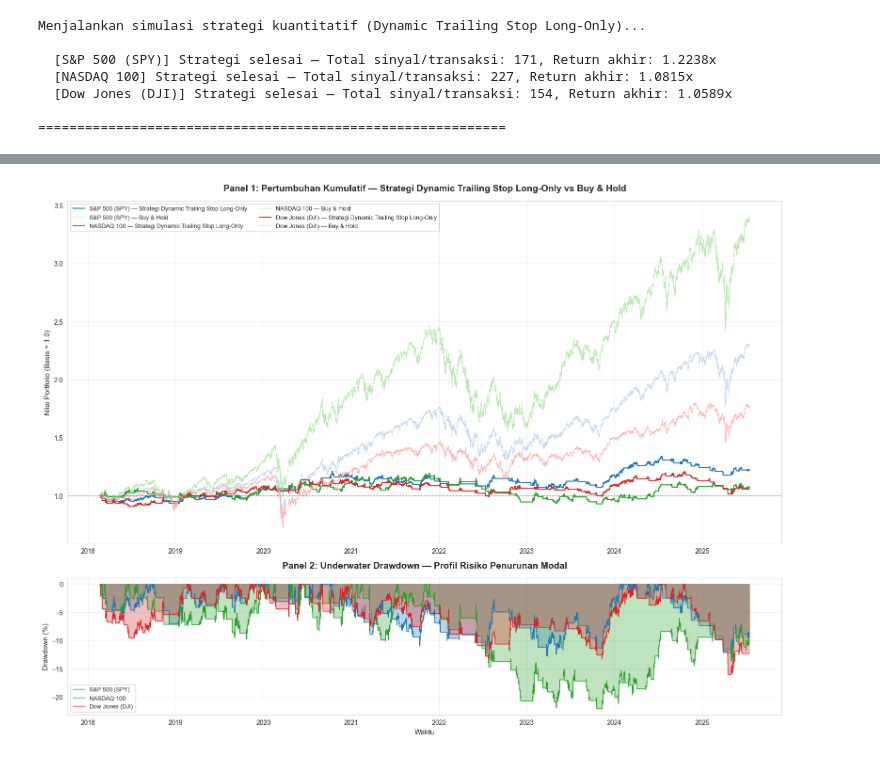
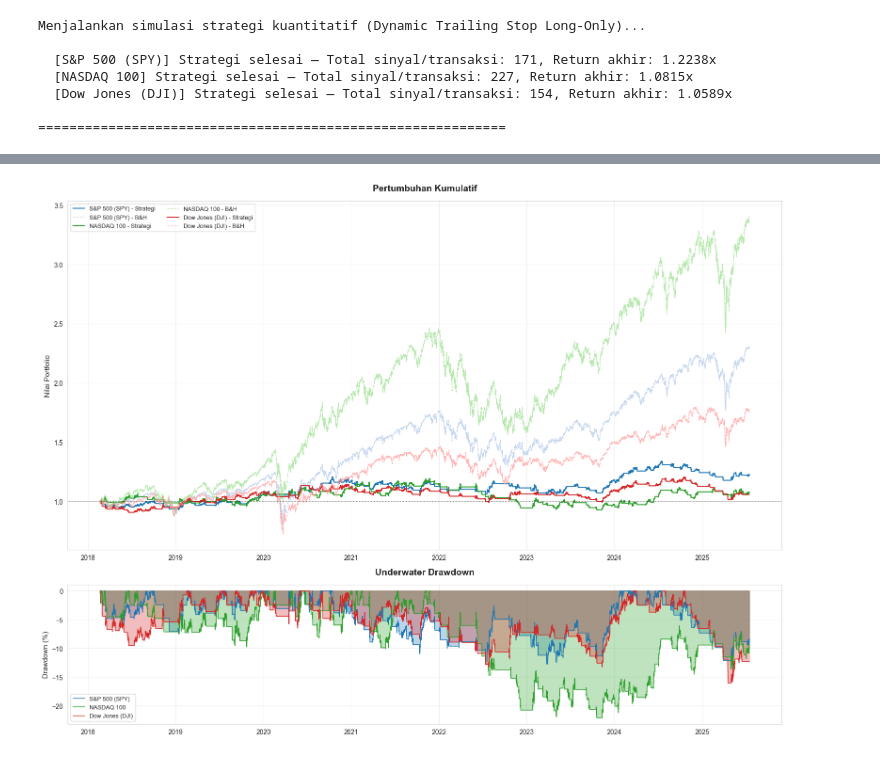
Before and after one commit to kenziecarlen13/ta, a Jupyter notebook: ta_single.ipynb, the cells around one changed output, grey strips where cells are left out. Drawn from its saved outputs; the diff is of its cells as text; code cells hidden in the pictures.

```diff
--- a/ta_single.ipynb
+++ b/ta_single.ipynb
@@ -282,6 +282,18 @@ def simulasi_strategi(df, nama_instrumen, biaya=0.0002):
     Menjalankan simulasi strategi trading Dynamic Trailing Stop Long-Only.
     """
     data = df.copy()
+
+    if isinstance(data.index, pd.DatetimeIndex):
+        start_date = data.index[0].strftime('%Y-%m-%d %H:%M')
+        end_date = data.index[-1].strftime('%Y-%m-%d %H:%M')
+    elif 'datetime' in data.columns:
+        start_date = pd.to_datetime(data['datetime'].iloc[0]).strftime('%Y-%m-%d %H:%M')
+        end_date = pd.to_datetime(data['datetime'].iloc[-1]).strftime('%Y-%m-%d %H:%M')
+    else:
+        start_date = str(data.index[0])
+        end_date = str(data.index[-1])
+    jumlah_bar_setelah_dropna = len(data)
+    bh_return_direct = (data['close'].iloc[-1] / data['close'].iloc[0]) - 1
 
     # === KOMPONEN SINYAL ENTRY ===
     # --- Filter Tren Utama ---
@@ -410,7 +422,7 @@ def simulasi_strategi(df, nama_instrumen, biaya=0.0002):
         'return_bnh': return_bnh,
         'drawdown': drawdown,
         'log_transaksi': log,
-        'posisi': data['posisi']
+        'posisi': data['posisi'], 'start_date': start_date, 'end_date': end_date, 'total_bars': jumlah_bar_setelah_dropna, 'bh_return_direct': bh_return_direct
     }
 
 # --- Eksekusi Strategi ---
@@ -575,89 +612,51 @@ Dow Jones (DJI) (B&H)             75.8052    8.5397             19.9679        0
 # =============================================================================
 # SEL 7: VISUALISASI AKADEMIK & LOG AUDIT
 # =============================================================================
-# Panel 1: Grafik Pertumbuhan Kumulatif (Equity Curve) ketiga instrumen.
-# Panel 2: Underwater Drawdown Chart (profil risiko penurunan modal).
-# Sampel Log Transaksi: 10 transaksi terakhir per instrumen.
+import matplotlib.pyplot as plt
 
-# --- Konfigurasi Warna Konsisten ---
 WARNA = {
-    'S&P 500 (SPY)': '#1f77b4',     # Biru
-    'NASDAQ 100': '#2ca02c',         # Hijau
-    'Dow Jones (DJI)': '#d62728'     # Merah
+    'S&P 500 (SPY)': '#1f77b4',
+    'NASDAQ 100': '#2ca02c',
+    'Dow Jones (DJI)': '#d62728'
 }
 WARNA_BNH = {
-    'S&P 500 (SPY)': '#aec7e8',     # Biru muda
-    'NASDAQ 100': '#98df8a',         # Hijau muda
-    'Dow Jones (DJI)': '#ff9896'     # Merah muda
+    'S&P 500 (SPY)': '#aec7e8',
+    'NASDAQ 100': '#98df8a',
+    'Dow Jones (DJI)': '#ff9896'
 }
 
-# =====================================================================
-# PANEL 1 & 2: EQUITY CURVE + DRAWDOWN (Height Ratio 2.5 : 1)
-# =====================================================================
-fig, axes = plt.subplots(2, 1, figsize=(16, 12),
-                         gridspec_kw={'height_ratios': [2.5, 1]})
+fig, axes = plt.subplots(2, 1, figsize=(16, 12), gridspec_kw={'height_ratios': [2.5, 1]})
 
-# --- Panel 1: Pertumbuhan Ekuitas Kumulatif ---
 ax1 = axes[0]
 for h in daftar_hasil:
     nama = h['nama']
-    # Garis strategi (tebal, solid)
     ax1.plot(h['return_kumulatif'].index, h['return_kumulatif'].values,
-             label=f"{nama} — Strategi Dynamic Trailing Stop Long-Only",
-             color=WARNA[nama], linewidth=1.5)
-    # Garis buy-and-hold (tipis, dashed)
+             label=f"{nama} - Strategi", color=WARNA[nama], linewidth=1.5)
     ax1.plot(h['return_bnh'].index, h['return_bnh'].values,
-             label=f"{nama} — Buy & Hold",
-             color=WARNA_BNH[nama], linewidth=1.0, linestyle='--', alpha=0.7)
+             label=f"{nama} - B&H", color=WARNA_BNH[nama], linewidth=1.0, linestyle='--', alpha=0.7)
 
 ax1.axhline(y=1, color='black', linestyle=':', linewidth=0.8, alpha=0.5)
-ax1.set_title('Panel 1: Pertumbuhan Kumulatif — Strategi Dynamic Trailing Stop Long-Only vs Buy & Hold',
-              fontsize=14, fontweight='bold', pad=15)
-ax1.set_ylabel('Nilai Portfolio (Basis = 1.0)', fontsize=11)
-ax1.legend(loc='upper left', fontsize=9, ncol=2, framealpha=0.9)
+ax1.set_title('Pertumbuhan Kumulatif', fontsize=14, fontweight='bold', pad=15)
+ax1.set_ylabel('Nilai Portfolio', fontsize=11)
+ax1.legend(loc='upper left', fontsize=9, ncol=2)
 ax1.grid(True, alpha=0.3)
 
-# --- Panel 2: Underwater Drawdown ---
 ax2 = axes[1]
 for h in daftar_hasil:
     nama = h['nama']
-    ax2.fill_between(h['drawdown'].index, h['drawdown'].values * 100, 0,
-                     alpha=0.3, color=WARNA[nama])
-    ax2.plot(h['drawdown'].index, h['drawdown'].values * 100,
-             label=nama, color=WARNA[nama], linewidth=1.0)
+    ax2.fill_between(h['drawdown'].index, h['drawdown'].values * 100, 0, alpha=0.3, color=WARNA[nama])
+    ax2.plot(h['drawdown'].index, h['drawdown'].values * 100, label=nama, color=WARNA[nama], linewidth=1.0)
 
-ax2.set_title('Panel 2: Underwater Drawdown — Profil Risiko Penurunan Modal',
-              fontsize=14, fontweight='bold', pad=15)
+ax2.set_title('Underwater Drawdown', fontsize=14, fontweight='bold', pad=15)
 ax2.set_ylabel('Drawdown (%)', fontsize=11)
-ax2.set_xlabel('Waktu', fontsize=11)
-ax2.legend(loc='lower left', fontsize=9, framealpha=0.9)
+ax2.legend(loc='lower left', fontsize=9)
 ax2.grid(True, alpha=0.3)
 
 plt.tight_layout()
-plt.savefig('equity_drawdown_chart.png', dpi=150, bbox_inches='tight')
+plt.savefig('equity_drawdown_chart.png')
 plt.show()
-print("[OK] Grafik disimpan: equity_drawdown_chart.png")
 
-
-# =====================================================================
-# SAMPEL LOG TRANSAKSI — 10 TRANSAKSI TERAKHIR PER INSTRUMEN
-# =====================================================================
-print("\n" + "=" * 80)
-print("TRANSACTION LOG SAMPLE (LAST 10 ENTRIES)")
-print("=" * 80)
-
-for h in daftar_hasil:
-    log = h['log_transaksi']
-    print(f"\n--- {h['nama']} ---")
-    print(f"Total transaksi tercatat: {len(log)}")
-    if len(log) > 0:
-        tampilan = log.tail(10)[['close', 'rsi', 'macd_line', 'posisi', 'aksi']].copy()
-        tampilan.columns = ['Close', 'RSI(14)', 'MACD Line', 'Posisi', 'Aksi']
-        print(tampilan.to_string())
-    else:
-        print("  Tidak ada transaksi tercatat.")
-
-print("\n" + "=" * 80)
-print("[SELESAI] Seluruh analisis kuantitatif berhasil diselesaikan.")
+# Cetak Log
+print_trade_logs(daftar_hasil)
 # %% [output]
-[figure, old version]
+[figure, new version]
```
Also changed, not shown: parts of 4 cells of this notebook, 1 other file.
